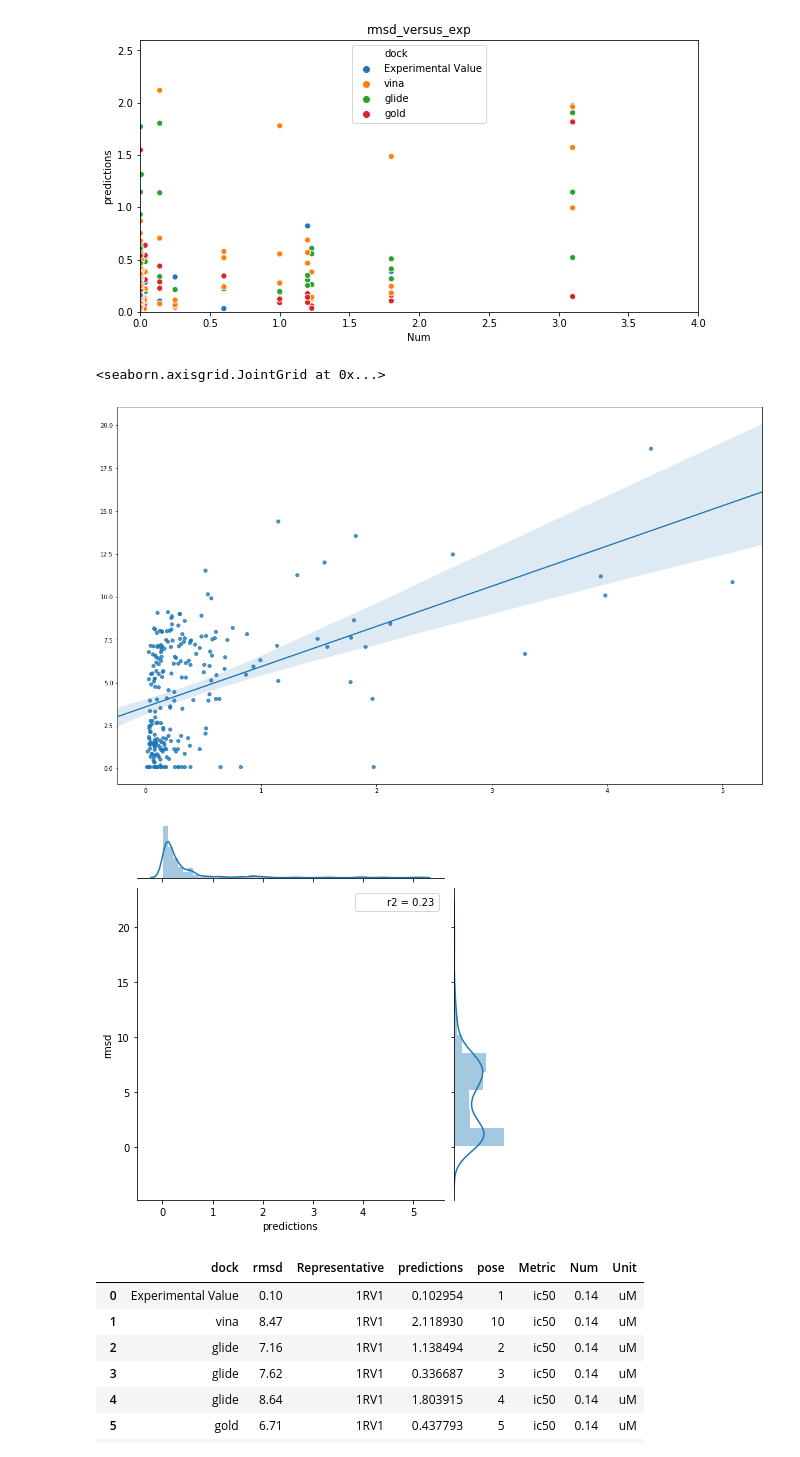
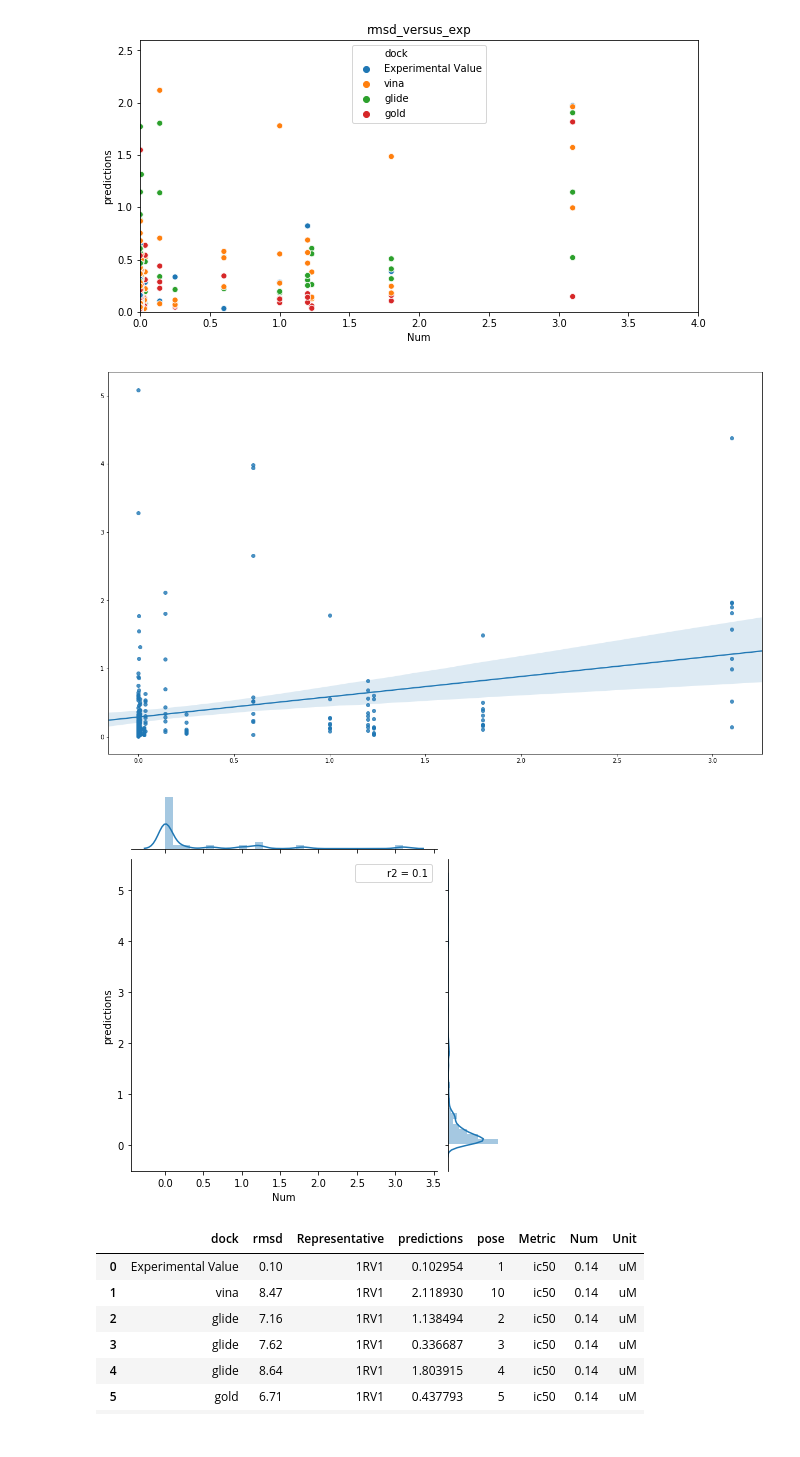
Before and after one commit to akezhanmussa/ProteinLigandPredictor, a Jupyter notebook: structured/utils/visualization/DataAnalysis.ipynb, the cells around one changed output. Cells and saved outputs as stored; diff of their text form; code cells hidden in the pictures.

```diff
--- a/structured/utils/visualization/DataAnalysis.ipynb
+++ b/structured/utils/visualization/DataAnalysis.ipynb
@@ -359,7 +390,7 @@ pass
 # %%
 merged_rmsd_predictions = pd.merge(formatted_rV, formatted_pV,how = "outer", on = "Representative")
 # %%
-useless_columns = ["pose","score"]
+useless_columns = ["pose"]
 
 intersections = np.intersect1d(useless_columns, merged_rmsd_predictions.columns)
 
@@ -654,11 +695,10 @@ plot_scatters(one_to_one, x_key = 'Num', y_key = 'predictions', hue = "dock", fi
 [figure]
 # %%
 fig, axarr = plt.subplots(figsize = (20, 12))
-sns.jointplot(x = "predictions", y = "rmsd", data = merged_p_v_r_converted, kind = "reg", stat_func = r2, ax = axarr)
+all_predictions_num_plot = sns.jointplot(x = "Num", y = "predictions", data = merged_p_v_r_converted, kind = "reg", stat_func = r2, ax = axarr)
 # %% [output]
-<seaborn.axisgrid.JointGrid at 0x...>
-[figure, old version]
+[figure, new version]
-[figure, old version]
+[figure, new version]
 # %%
 merged_p_v_r_converted.head(11)
 # %% [output]
```
Also changed, not shown: parts of 28 cells of this notebook, 26 other files.
